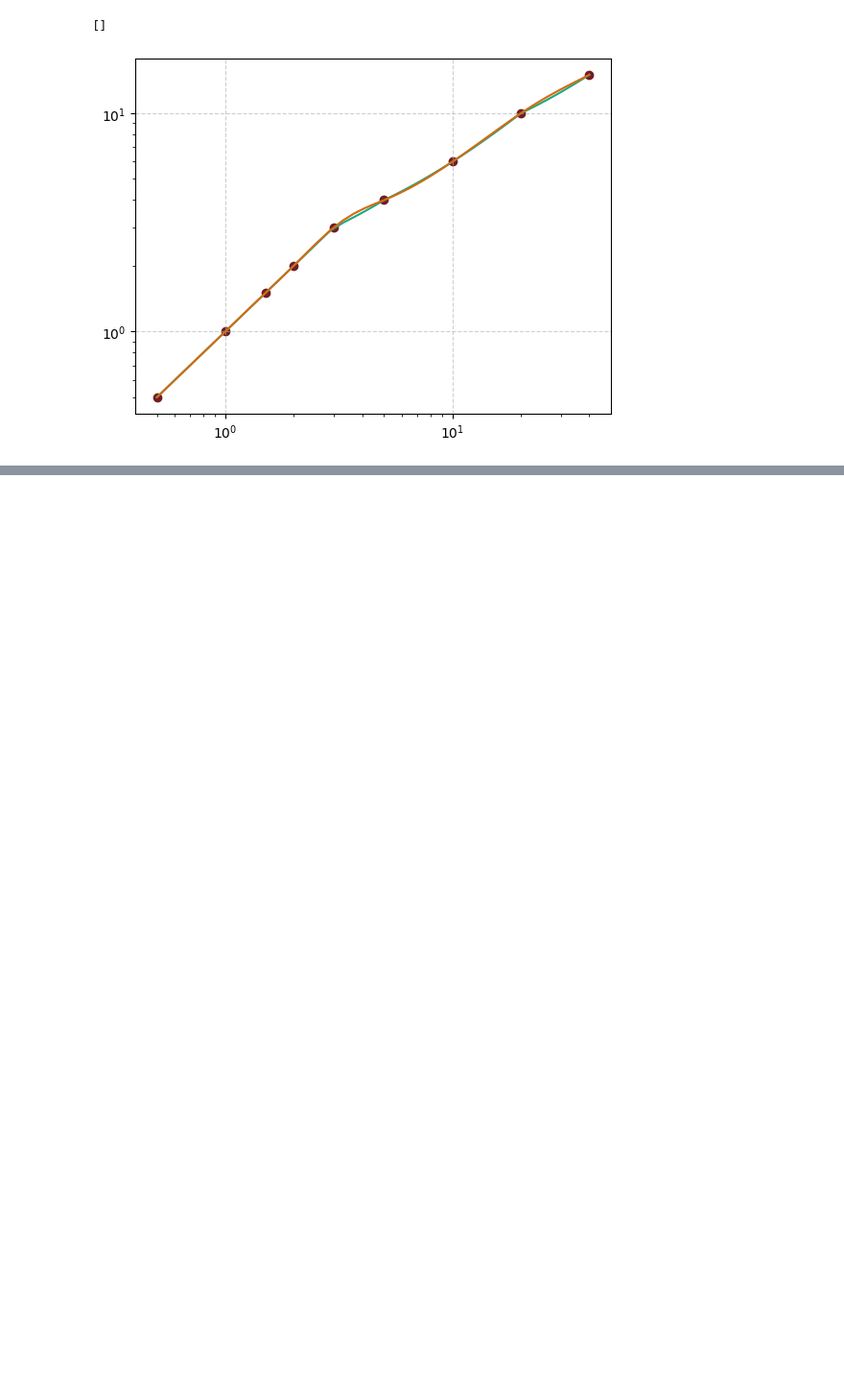
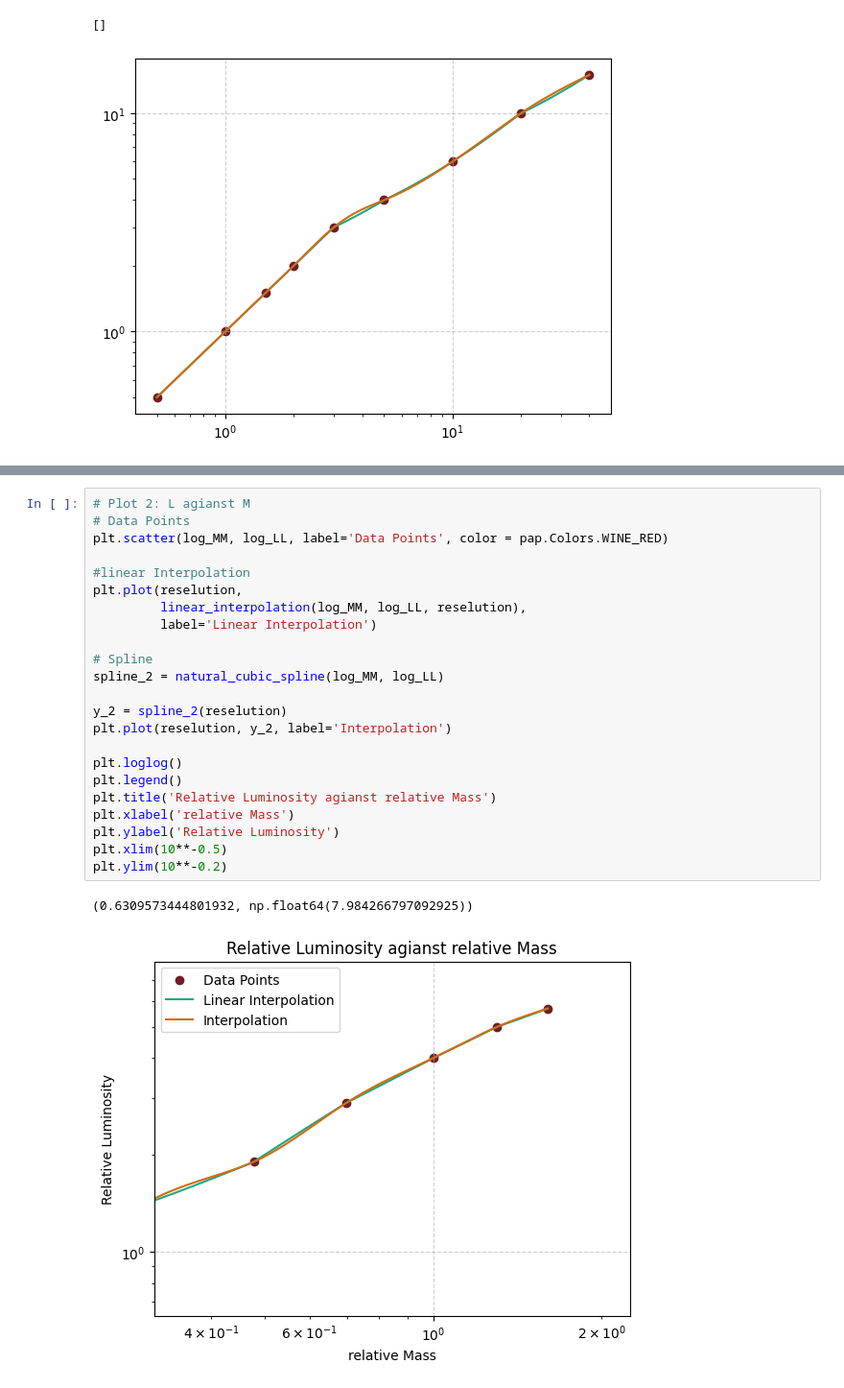
Before and after one commit to FinnZeumer/Introduction-to-Computational-Physics, a Jupyter notebook: Homework_2.ipynb, the cells around one changed output, grey strips where cells are left out. Shown at 96% size. Drawn from its saved outputs; the diff is of its cells as text; blank space fills up the shorter version.

```diff
--- a/Homework_2.ipynb
+++ b/Homework_2.ipynb
@@ -475,0 +538,26 @@ plt.loglog()
+# %%
+# Plot 2: L agianst M
+# Data Points
+plt.scatter(log_MM, log_LL, label='Data Points', color = pap.Colors.WINE_RED)
+
+#linear Interpolation
+plt.plot(reselution,
+         linear_interpolation(log_MM, log_LL, reselution),
+         label='Linear Interpolation')
+
+# Spline
+spline_2 = natural_cubic_spline(log_MM, log_LL)
+
+y_2 = spline_2(reselution)
+plt.plot(reselution, y_2, label='Interpolation')
+
+plt.loglog()
+plt.legend()
+plt.title('Relative Luminosity agianst relative Mass')
+plt.xlabel('relative Mass')
+plt.ylabel('Relative Luminosity')
+plt.xlim(10**-0.5)
+plt.ylim(10**-0.2)
+# %% [output]
+(0.6309573444801932, np.float64(7.984266797092925))
+[figure, added]
```
Also changed, not shown: parts of 11 cells of this notebook.
